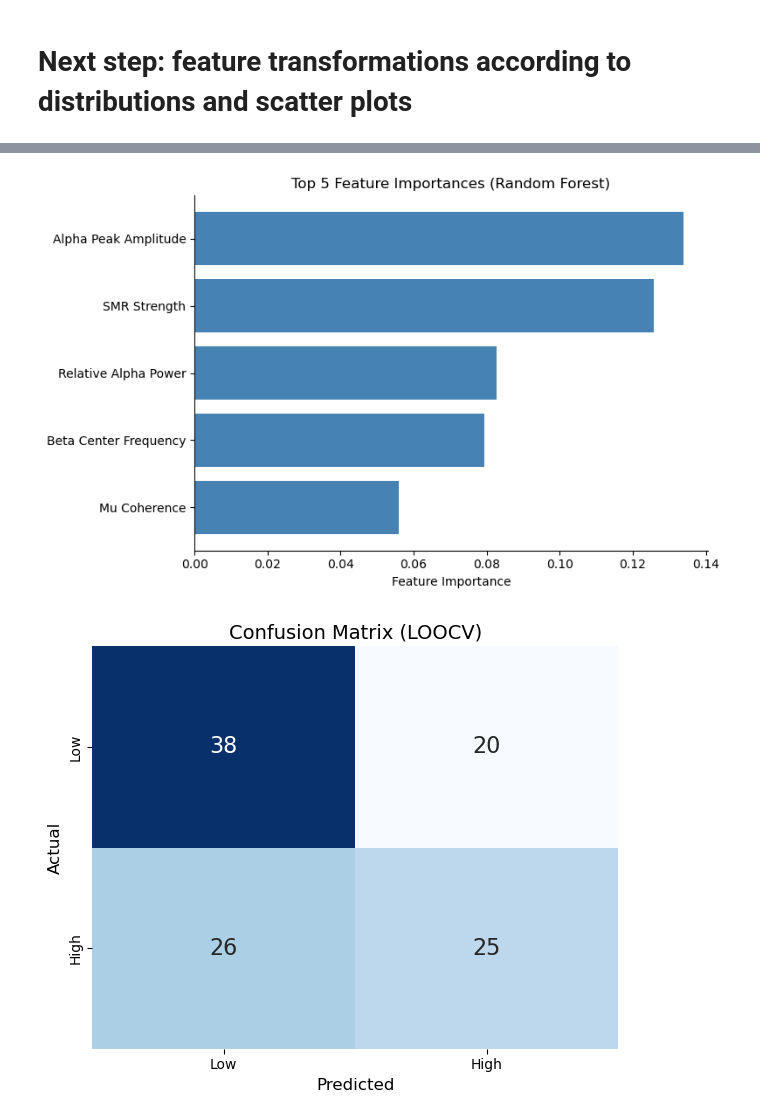
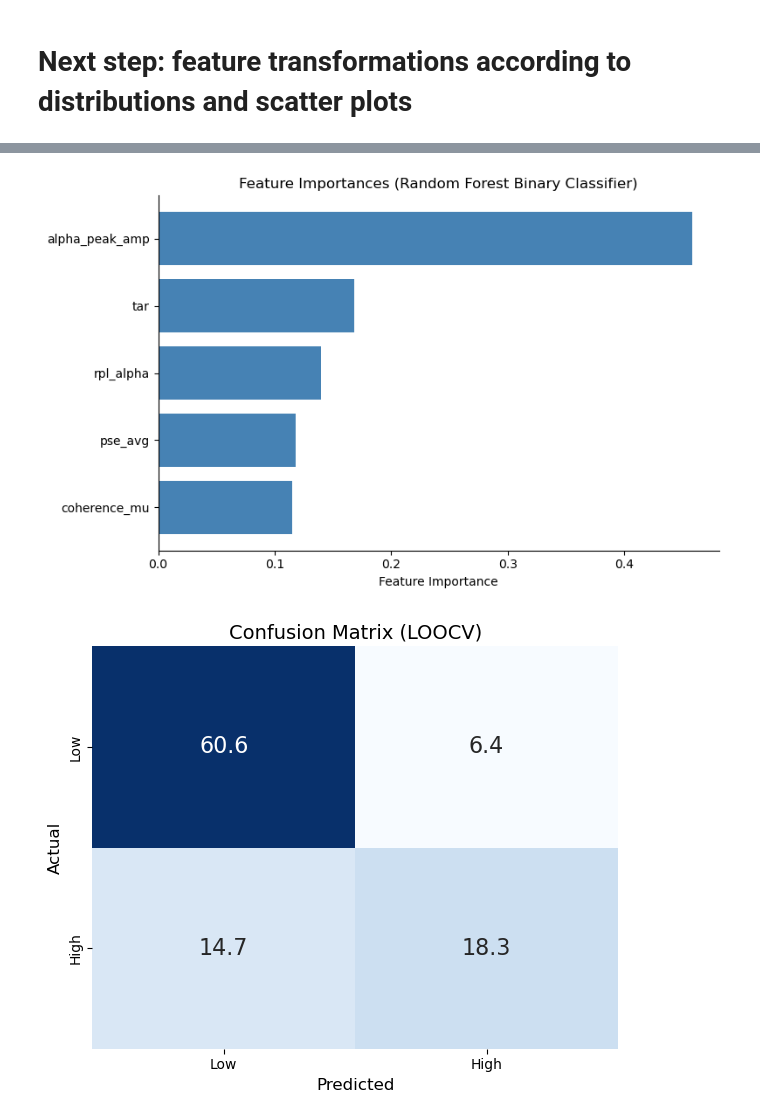
Before and after one commit to AL2024UCSD/EEG-Project, a Jupyter notebook: EDA_daniel.ipynb, the cells around one changed output, grey strips where cells are left out. Drawn from its saved outputs; the diff is of its cells as text; code cells hidden in the pictures.

Commit message:
new resting state model + significance EDA

```diff
--- a/EDA_daniel.ipynb
+++ b/EDA_daniel.ipynb
@@ -462,0 +508,2 @@ for i in numerical_cols:
+# %%
+df = df.drop(columns = ['alpha_asymmetry', 'beta_peak_amp', 'alpha_cv', 'aperiodic_exp', 'IAF_c3', 'IAF_c4'])
@@ -465,7 +521,6 @@ for i in numerical_cols:
 # %%
 # end goal: decide on ridge regression, LASSO, elastic net, or boosting/RF
 # %%
-df = df.drop(columns = 'log_alpha_var')
 df_final = df.copy()
 df_final
 # %% [output]
@@ -523,6 +728,4 @@ df_final = df_final.drop(columns = ['IAF_c4'])
 # %%
 # creating design matrix and label series
-
-features = [col for col in df_final.columns if ((col != 'bci_performance_labels') and (col != 'subject_id'))]
-X = df_final[features]
-y = df_final['bci_performance_labels']
+X = df[features]
+y = df['accuracy_left_right']
@@ -591,7 +733,7 @@ r2_score(y, y_pred)
 # random forest classifier (binary)
 
 loocv = LeaveOneOut()
-threshold = 0.6  # 70% accuracy is acceptable level for reliable MI-BCI performance, training can improve up to around 10%
+threshold = 0.65  # 70% accuracy is acceptable level for reliable MI-BCI performance, training can improve up to around 10%
 y_class = (y >= threshold).astype(int)
 y_pred_class = np.zeros(len(y_class))
 print(f"High: {y_class.sum()}, Low: {(1-y_class).sum()}")
@@ -605,7 +747,7 @@ for train_idx, test_idx in loocv.split(X):  # split into 108 trains, 1 test
         n_estimators = 200,
         max_depth = 4,
         max_features = 5,
-        class_weight = 'balanced'
+        class_weight = {0: 2, 1: 1} # penalize missing low performers (class 0) more than high performers
     )
 
     model_rf.fit(X_train, y_train)
@@ -666,49 +794,28 @@ has_IAF_c3                  0.011367
 dtype: float64
 # %%
 # feature importances
-name_map = {
-    'smr_strength_log': 'SMR Strength',
-    'IAF_c3': 'Individual Alpha Frequency (C3)',
-    'alpha_cv_log': 'Alpha Power CV',
-    'rpl_lower_beta_log': 'Relative Lower Beta Power',
-    'aperiodic_exp_log': 'Aperiodic Exponent',
-    'rpl_alpha_log': 'Relative Alpha Power',
-    'alpha_var_log': 'Alpha Power Variability',
-    'alpha_peak_amp': 'Alpha Peak Amplitude',
-    'beta_peak_amp': 'Beta Peak Amplitude',
-    'beta_center_freq': 'Beta Center Frequency',
-    'coherence_mu': 'Mu Coherence',
-    'coherence_low_beta': 'Lower Beta Coherence',
-    'coherence_upper_beta': 'Upper Beta Coherence',
-    'coherence_beta': 'Beta Coherence',
-    'rpl_upper_beta_log': 'Relative Upper Beta Power',
-    'tar_log': 'Theta-Alpha Ratio',
-    'lzc_avg_log': 'Lempel-Ziv Complexity',
-    'pse_avg_log': 'Power Spectral Entropy',
-    'has_IAF_c3': 'Has Alpha Peak (C3)'
-}
 
-top5 = importances.head(5)
-top5_renamed = top5.rename(index=name_map)
+significance = importances.head(5)
 
 fig, ax = plt.subplots(figsize=(8, 5))
-ax.barh(top5_renamed.index[::-1], top5_renamed.values[::-1], color='steelblue')
+ax.barh(significance.index[::-1], significance.values[::-1], color='steelblue')
 ax.set_xlabel('Feature Importance')
-ax.set_title('Top 5 Feature Importances (Random Forest)')
+ax.set_title('Feature Importances (Random Forest Binary Classifier)')
 ax.spines['top'].set_visible(False)
 ax.spines['right'].set_visible(False)
 plt.tight_layout()
 plt.show()
 # %% [output]
-[figure, old version]
+[figure, new version]
 # %%
 # confusion matrix
 cm = confusion_matrix(y_class, y_pred_class)
+cm_pct = cm.astype(float) / cm.sum() * 100
 fig, ax = plt.subplots(figsize=(6, 5))
 sns.heatmap(
-    cm,
+    cm_pct,
     annot=True,
-    fmt='d',
+    fmt='.1f',
     cmap='Blues',
     xticklabels=['Low', 'High'],
     yticklabels=['Low', 'High'],
@@ -722,4 +829,4 @@ ax.set_title('Confusion Matrix (LOOCV)', fontsize=14)
 plt.tight_layout()
 plt.show()
 # %% [output]
-[figure, old version]
+[figure, new version]
```
Also changed, not shown: parts of 70 cells of this notebook.
